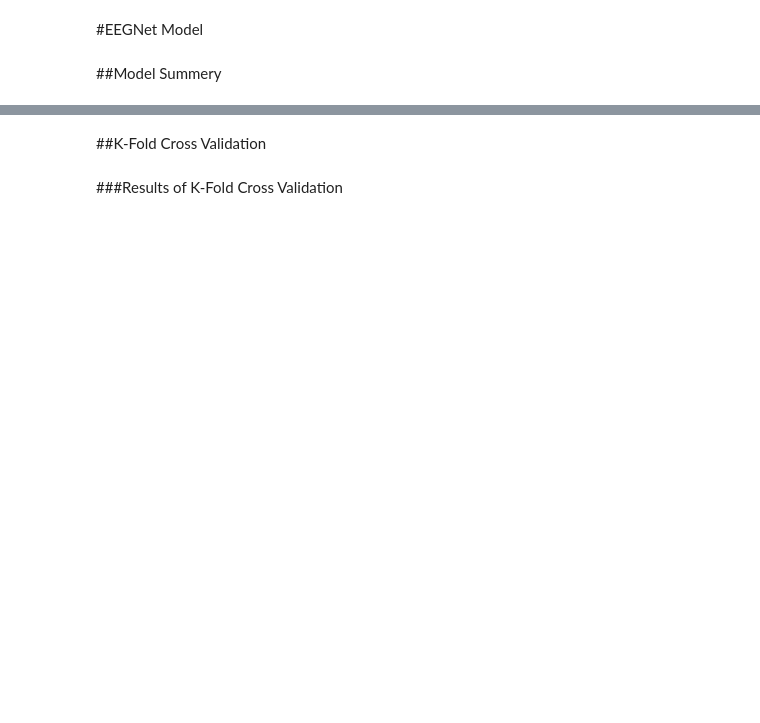
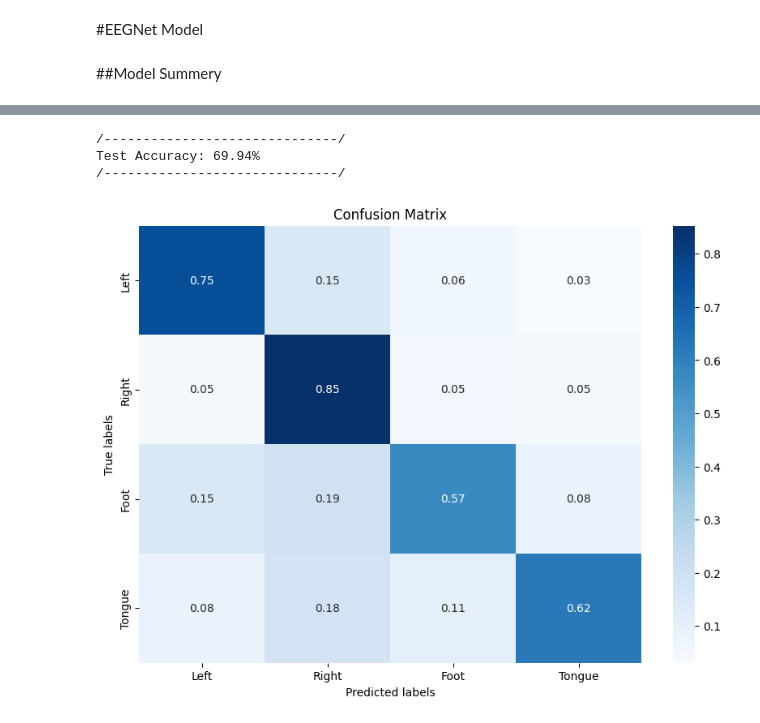
Before and after one commit to amrzhd/EEGNet, a Jupyter notebook: EEGNet.ipynb, the cells around one changed output, grey strips where cells are left out. Saved outputs shown, nothing was run; the diff lists cells and outputs as text; code cells hidden in the pictures; blank space fills up the shorter version.

Commit message:
Rewriting Model and Data Extraction, performance improved

```diff
--- a/EEGNet.ipynb
+++ b/EEGNet.ipynb
@@ -112,0 +469,3 @@ labels = epochs.events[:,-1]
+# %%
+events = mne.events_from_annotations(final_raw)
+events[1]
@@ -112,0 +475,3 @@ labels = epochs.events[:,-1]
+# %%
+epochs = mne.Epochs(final_raw, events[0], event_id=7, tmin=0, tmax=4, reject=None, baseline=None, preload=None)
+second_session_data = epochs.get_data(copy=True)
@@ -156,37 +634,36 @@ print("Size of y_test:", y_test.size())
 # %% [markdown]
 #EEGNet Model
 # %%
-class EEGNet(nn.Module): # EEGNET-8,2
-    def __init__(self,  chans=22, classes=4, time_points=257, f1=8, f2=16, d=2,
-                 dropoutRate=0.5, max_norm1=1, max_norm2=0.25):
-        super(EEGNet, self).__init__()
+class EEGNetModel(nn.Module): # EEGNET-8,2
+    def __init__(self, chans=22, classes=4, time_points=1001, temp_kernel=32,
+                 f1=16, f2=32, d=2, pk1=8, pk2=16, dropout_rate=0.5, max_norm1=1, max_norm2=0.25):
+        super(EEGNetModel, self).__init__()
         # Calculating FC input features
-        linear_input_size = (time_points//32)*f2
+        linear_size = (time_points//(pk1*pk2))*f2
 
         # Temporal Filters
         self.block1 = nn.Sequential(
-            nn.Conv2d(1, f1, (1, 32), padding='same', bias=False),
+            nn.Conv2d(1, f1, (1, temp_kernel), padding='same', bias=False),
             nn.BatchNorm2d(f1),
-            # nn.BatchNorm2d(f1, momentum=0.01, eps=1e-3),
         )
         # Spatial Filters
         self.block2 = nn.Sequential(
             nn.Conv2d(f1, d * f1, (chans, 1), groups=f1, bias=False), # Depthwise Conv
             nn.BatchNorm2d(d * f1),
             nn.ELU(),
-            nn.AvgPool2d((1, 4)),
-            nn.Dropout(dropoutRate)
+            nn.AvgPool2d((1, pk1)),
+            nn.Dropout(dropout_rate)
         )
         self.block3 = nn.Sequential(
             nn.Conv2d(d * f1, f2, (1, 16),  groups=f2, bias=False, padding='same'), # Separable Conv
             nn.Conv2d(f2, f2, kernel_size=1, bias=False), # Pointwise Conv
             nn.BatchNorm2d(f2),
             nn.ELU(),
-            nn.AvgPool2d((1, 8)),
-            nn.Dropout(dropoutRate)
+            nn.AvgPool2d((1, pk2)),
+            nn.Dropout(dropout_rate)
         )
         self.flatten = nn.Flatten()
-        self.fc = nn.Linear(linear_input_size, classes)
+        self.fc = nn.Linear(linear_size, classes)
 
         # Apply max_norm constraint to the depthwise layer in block2
         self._apply_max_norm(self.block2[0], max_norm1)
@@ -251,0 +729,11 @@ torch.save(eegnet_model, 'eegnet_model.pth')
+# %%
+eegnet_model = EEGNetModel().to(device)
+
+# Training Hyperparameters
+EPOCHS = 500
+BATCH_SIZE = 64
+LEARNING_RATE = 0.001
+trainer = TrainModel()
+trained_eegnet_model = trainer.train_model(eegnet_model, train_dataset, learning_rate=LEARNING_RATE,
+                                   batch_size=BATCH_SIZE, epochs=EPOCHS)
+torch.save(trained_eegnet_model.state_dict(), 'eegnet_model.pth')
@@ -298,2 +759,0 @@ plt.show()
-# %% [markdown]
-##K-Fold Cross Validation
@@ -387,2 +759,0 @@ print(f'Average Accuracy: {avg_accuracy:.2f} %')
-# %% [markdown]
-###Results of K-Fold Cross Validation
@@ -405,0 +760,10 @@ plt.show()
+# %%
+classes_list = ['Left', 'Right', 'Foot', 'Tongue']
+eval_model = EvalModel(trained_eegnet_model)
+test_accuracy = eval_model.test_model(test_dataset)
+eval_model.plot_confusion_matrix(test_dataset, classes_list)
+# %% [output]
+/------------------------------/
+Test Accuracy: 69.94%
+/------------------------------/
+[figure, added]
```
Also changed, not shown: parts of 38 cells of this notebook.
